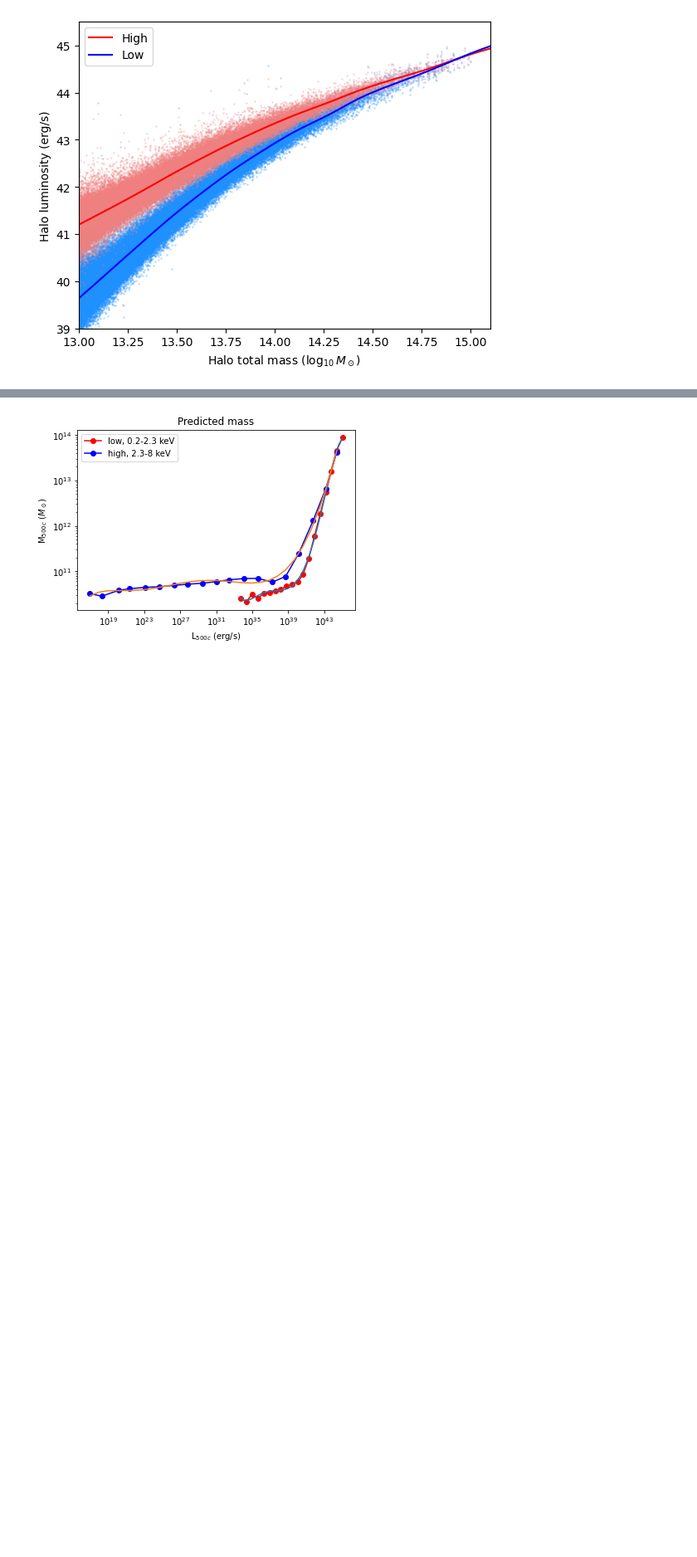
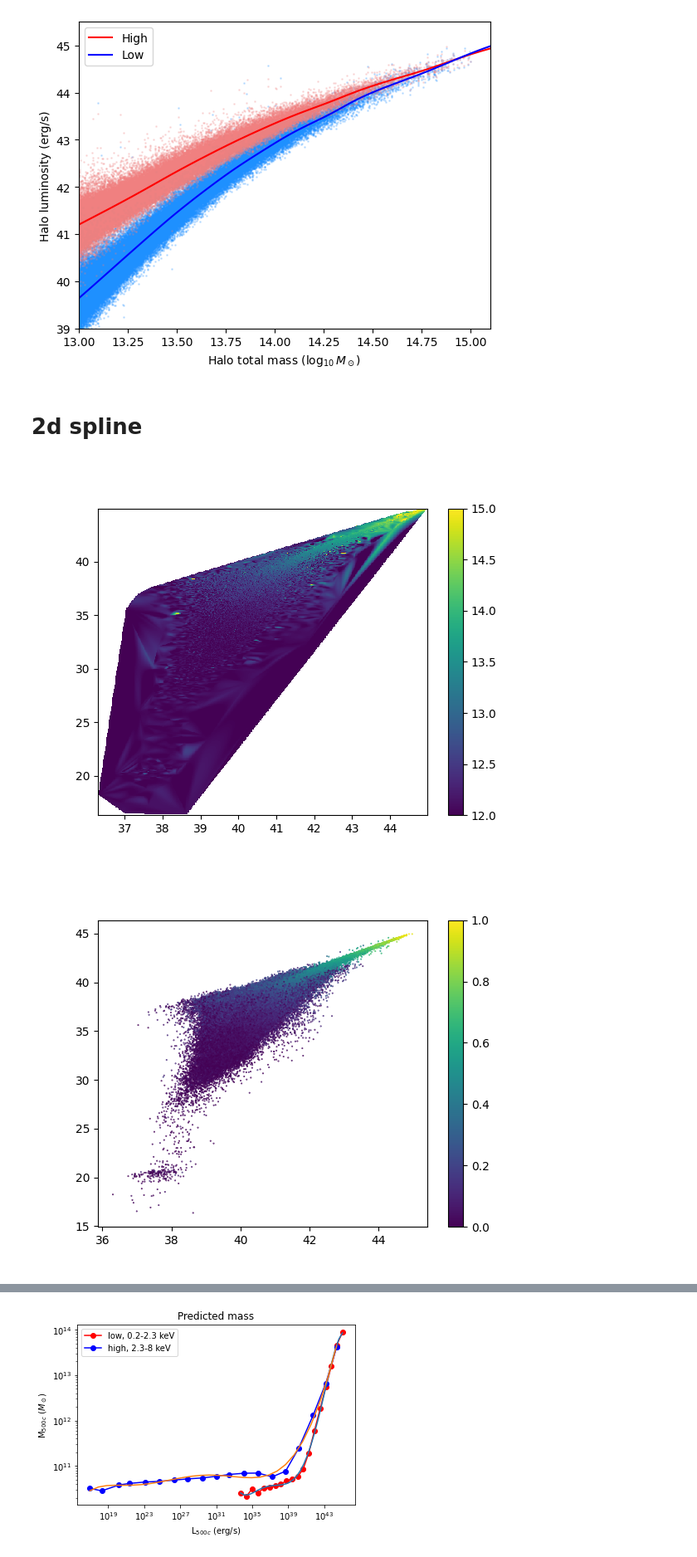
Before and after one commit to woutervantol/scriptie2, a Jupyter notebook: make_scaling_relation.ipynb, the cells around one changed output, grey strips where cells are left out. Shown at 83% size. Drawn from its saved outputs; the diff is of its cells as text; code cells hidden in the pictures; blank space fills up the shorter version.

```diff
--- a/make_scaling_relation.ipynb
+++ b/make_scaling_relation.ipynb
@@ -114,3 +129,26 @@ plt.savefig("scaling relation fig", dpi=200)
 plt.show()
 # %% [output]
 [figure]
+# %% [markdown]
+# 2d spline
+# %%
+from scipy.interpolate import CloughTocher2DInterpolator
+p["model"] = "HYDRO_FIDUCIAL"
+data = Data(p)
+mass = data.soap_file[f"{p['selection_type']}/TotalMass"][:]
+
+luminosity = data.soap_file[f"{p['selection_type']}/XRayLuminosityWithoutRecentAGNHeating"][:]
+luminosity_selection_low = luminosity[:,0] < 1e45
+luminosity_selection_high = luminosity[:,1] < 1e45
+mass_selection = np.logical_and(mass > 1e12, mass < 1e15)
+nonzero = (np.sum(luminosity[:,:2] == 0, axis=1) == 0)
+
+selection = mass_selection*nonzero*luminosity_selection_low*luminosity_selection_high
+
+mass = mass[selection]
+luminosity = luminosity[selection]
+# %%
+x = np.log10(luminosity[:,0])
+y = np.log10(luminosity[:,1])
+z = np.log10(mass)
+interp = CloughTocher2DInterpolator(list(zip(x, y)), z, tol=1e4)
@@ -116,0 +158,20 @@ plt.show()
+# %%
+X, Y = np.meshgrid(np.linspace(np.min(x), np.max(x), 500), np.linspace(np.min(y), np.max(y), 500))
+Z = interp(X, Y)
+# %%
+plt.figure()
+plt.pcolormesh(X, Y, Z, shading="auto", vmin=12, vmax=15)
+plt.colorbar()
+plt.show()
+plt.figure()
+plt.scatter(x, y, s=0.2, c=plt.cm.viridis((z - np.min(z))/np.max((z - np.min(z)))))
+plt.colorbar()
+plt.show()
+plt.figure()
+plt.pcolormesh(X, Y, Z, shading="auto", vmin=12, vmax=15)
+plt.scatter(x, y, s=0.2, c=plt.cm.viridis((z - np.min(z))/np.max((z - np.min(z)))))
+plt.colorbar()
+plt.show()
+# %% [output]
+[figure, added]
+[figure, added]
```
Also changed, not shown: parts of 17 cells of this notebook, 5 other files.
